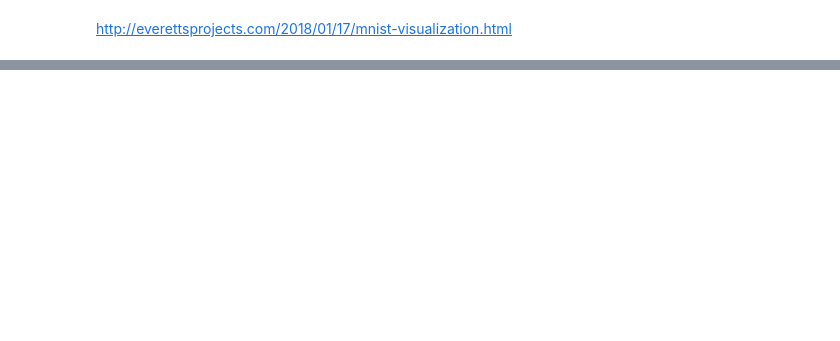
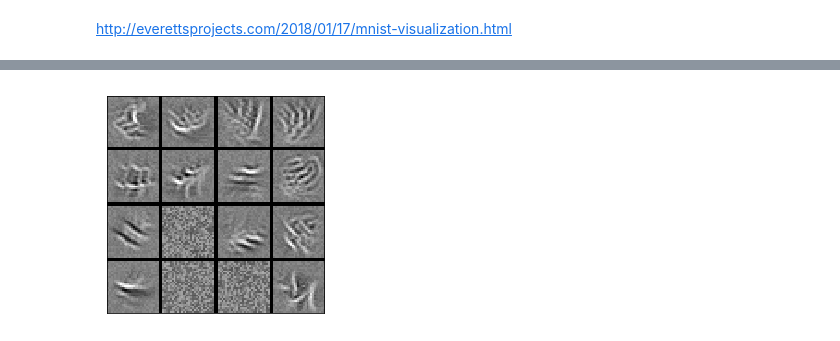
Before and after one commit to ansuini/Winter_School_QLS_2018, a Jupyter notebook: Advanced1/Visualizing_and_Interpreting.ipynb, the cells around one changed output, grey strips where cells are left out. Drawn from its saved outputs; the diff is of its cells as text; code cells hidden in the pictures; blank space fills up the shorter version.

```diff
--- a/Advanced1/Visualizing_and_Interpreting.ipynb
+++ b/Advanced1/Visualizing_and_Interpreting.ipynb
@@ -37,2 +38,4 @@ Trainable params: 578,150
 Non-trainable params: 0
 _________________________________________________________________
+# %%
+layer_dict = dict([(layer.name, layer) for layer in model.layers])
@@ -38,0 +114,41 @@ _________________________________________________________________
+# %%
+# Define a function that stitches the 28 * 28 numpy arrays
+# together into a collage of filters for each layer.
+def stitch_filters(layer_filters, y_img_count, x_img_count):
+    margin = 2
+    width = y_img_count * img_width + (y_img_count - 1) * margin
+    height = x_img_count * img_height + (x_img_count - 1) * margin
+    stitched_filters = np.zeros((width, height))
+
+    # Fill the picture with our saved filters
+    for i in range(y_img_count):
+        for j in range(x_img_count):
+            img = layer_filters[i * x_img_count + j]
+            stitched_filters[(img_width + margin) * i: (img_width + margin) * i + img_width,
+                             (img_height + margin) * j: (img_height + margin) * j + img_height] = img
+
+    return stitched_filters
+# %%
+# Start by visualizing the first convolutional layer
+layer_name = 'conv2d_1'
+layer_filters = []
+
+# For each filter in this layer
+for i in range(32):
+    layer_output = layer_dict[layer_name].output
+    loss = K.mean(layer_output[:, :, :, i])
+    img = visualize_filter(layer_output, loss)
+    layer_filters.append(img.reshape(28,28))
+
+layer_filters = [normalize_image(image) for image in layer_filters]
+layer_image = stitch_filters(layer_filters, 4, 8)
+# %%
+def visualize_filters(layer_image):
+    plt.imshow(layer_image, cmap = 'gray')
+    plt.xticks([])
+    plt.yticks([])
+    plt.show()
+# %%
+visualize_filters(layer_image)
+# %% [output]
+[figure, added]
```
Also changed, not shown: parts of 12 cells of this notebook.
